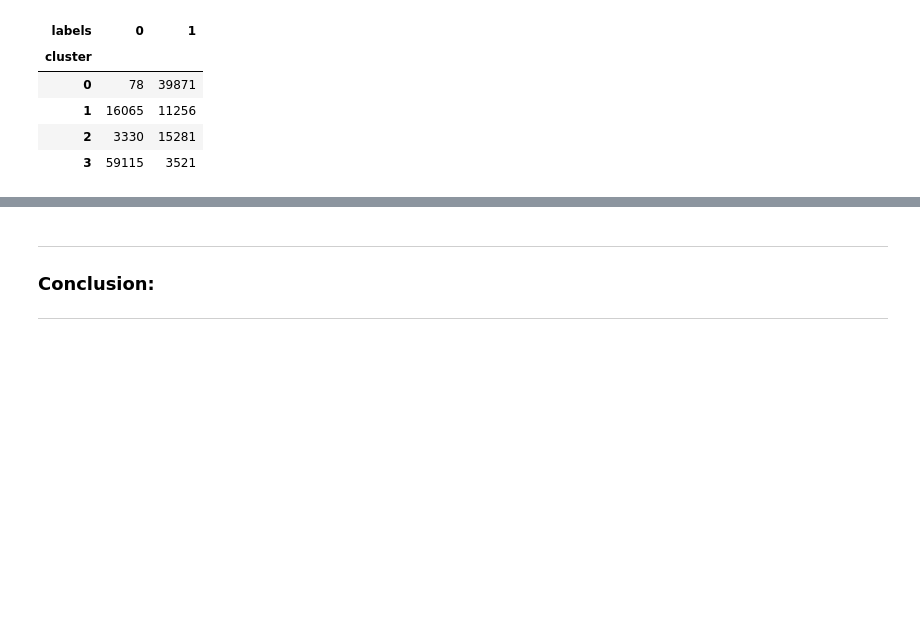
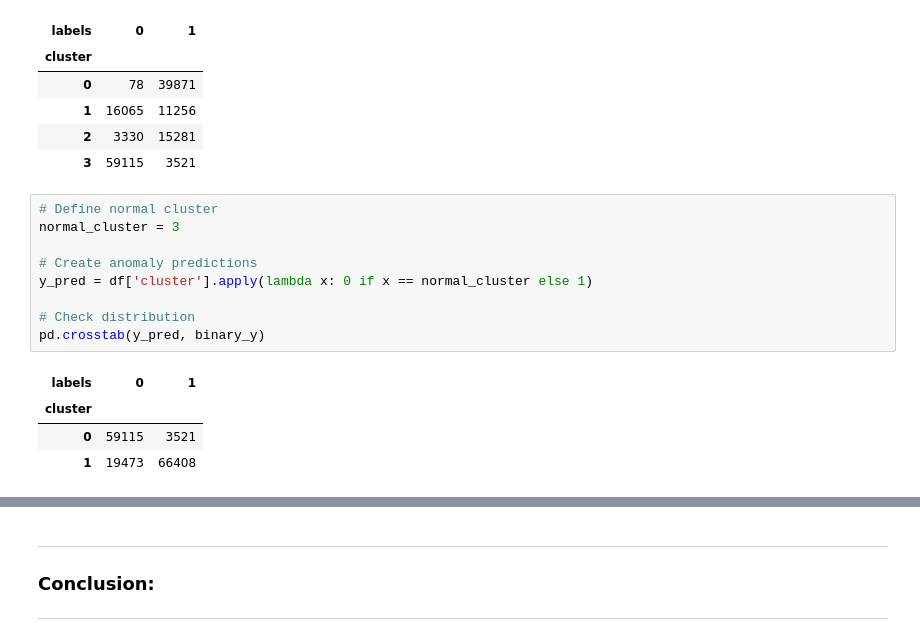
Before and after one commit to aashoday/fml-lab, a Jupyter notebook: notebooks/assignment_7.ipynb, the cells around one changed output, grey strips where cells are left out. Cells and saved outputs as stored; diff of their text form; blank space fills up the shorter version.

```diff
--- a/notebooks/assignment_7.ipynb
+++ b/notebooks/assignment_7.ipynb
@@ -181,3 +181,17 @@ pd.crosstab(df["cluster"], binary_y)
 | 1 | 16065 | 11256 |
 | 2 | 3330 | 15281 |
 | 3 | 59115 | 3521 |
+# %%
+# Define normal cluster
+normal_cluster = 3
+
+# Create anomaly predictions
+y_pred = df['cluster'].apply(lambda x: 0 if x == normal_cluster else 1)
+
+# Check distribution
+pd.crosstab(y_pred, binary_y)
+# %% [output]
+| labels | 0 | 1 |
+| cluster |  |  |
+| 0 | 59115 | 3521 |
+| 1 | 19473 | 66408 |
```
Also changed, not shown: parts of 2 cells of this notebook.
